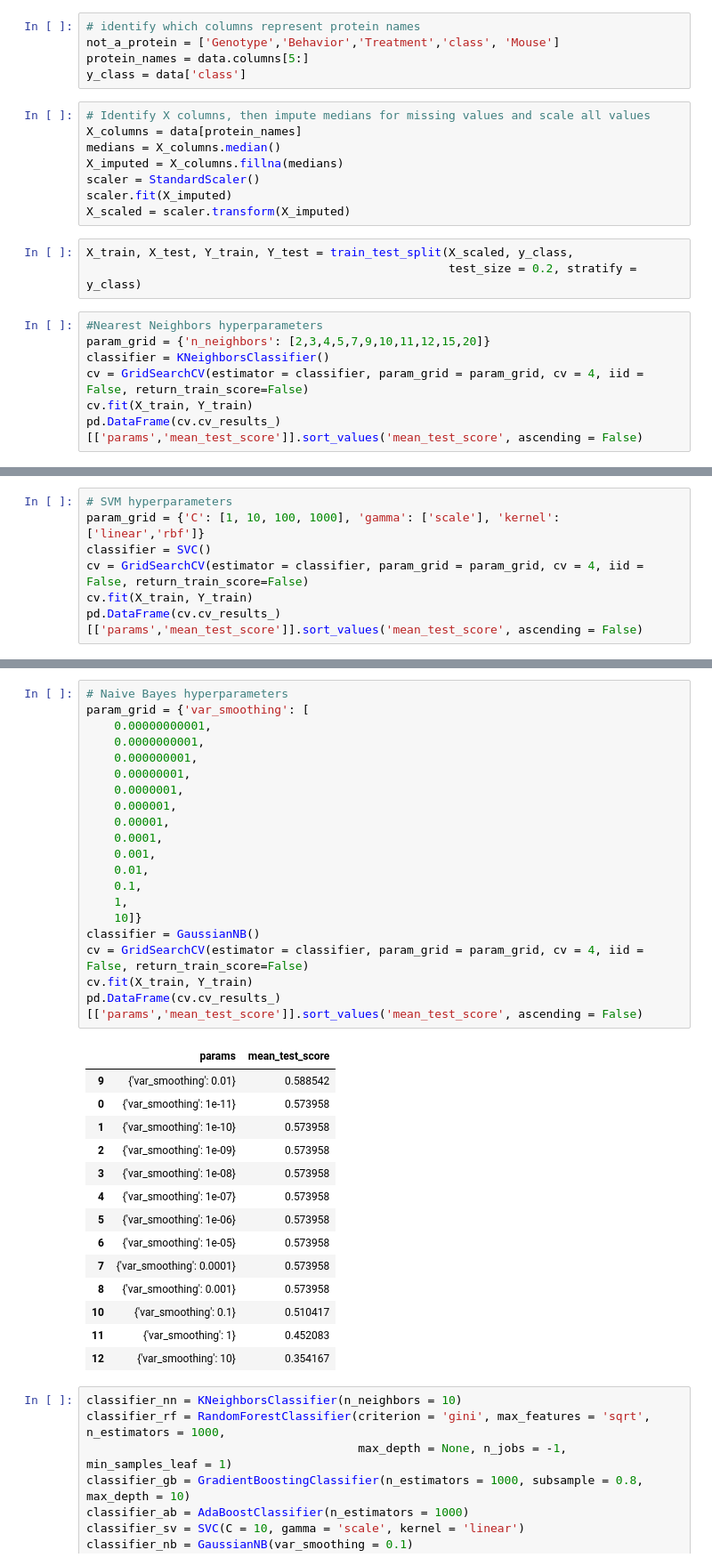
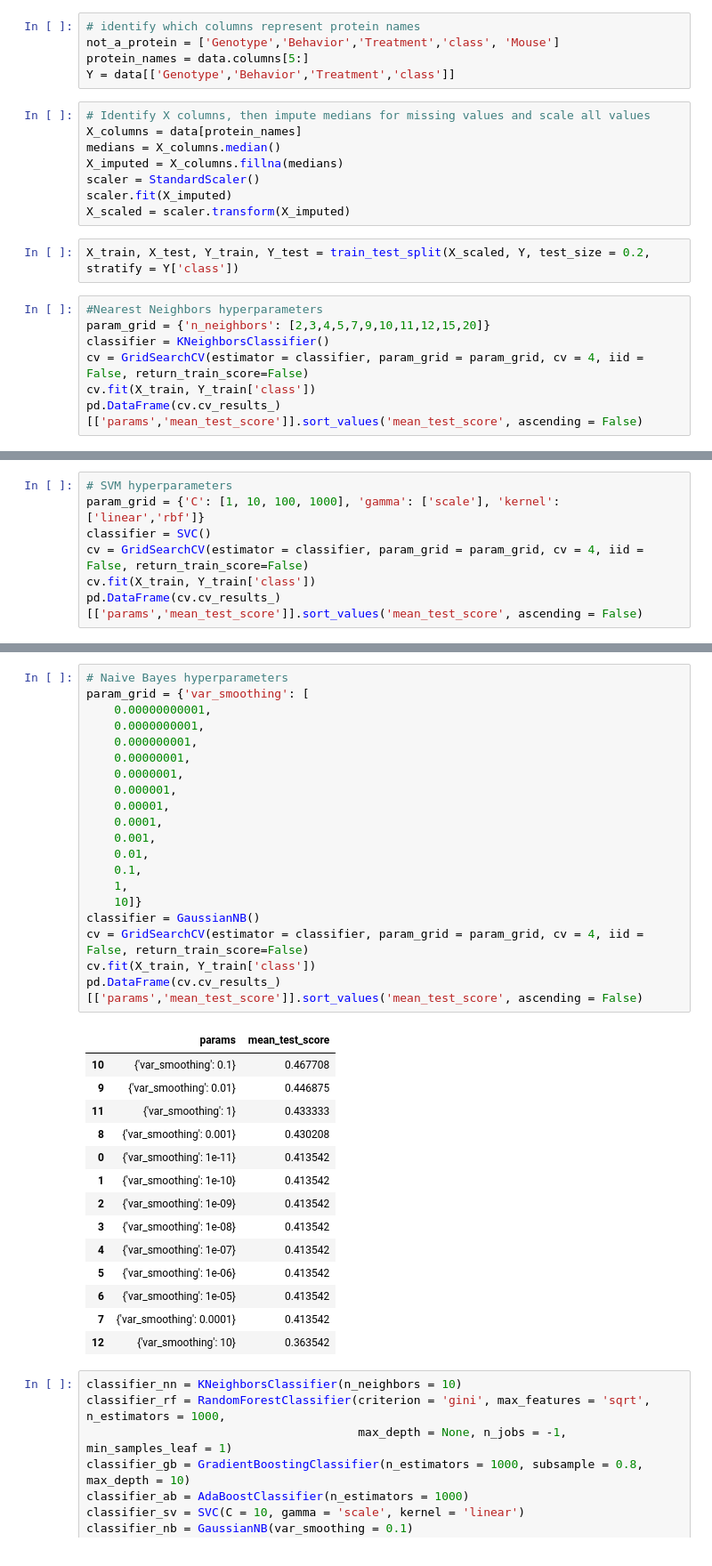
Before and after one commit to Adenordis/Springboard-Capstone-1, a Jupyter notebook: Capstone1_Supervised.ipynb, the cells around one changed output, grey strips where cells are left out. Shown at 89% size. Cells and saved outputs as stored; diff of their text form.

```diff
--- a/Capstone1_Supervised.ipynb
+++ b/Capstone1_Supervised.ipynb
@@ -37,7 +37,7 @@ data.head()
 # identify which columns represent protein names
 not_a_protein = ['Genotype','Behavior','Treatment','class', 'Mouse']
 protein_names = data.columns[5:]
-y_class = data['class']
+Y = data[['Genotype','Behavior','Treatment','class']]
 # %%
 # Identify X columns, then impute medians for missing values and scale all values
 X_columns = data[protein_names]
@@ -47,14 +47,13 @@ scaler = StandardScaler()
 scaler.fit(X_imputed)
 X_scaled = scaler.transform(X_imputed)
 # %%
-X_train, X_test, Y_train, Y_test = train_test_split(X_scaled, y_class,
-                                                    test_size = 0.2, stratify = y_class)
+X_train, X_test, Y_train, Y_test = train_test_split(X_scaled, Y, test_size = 0.2, stratify = Y['class'])
 # %%
 #Nearest Neighbors hyperparameters
 param_grid = {'n_neighbors': [2,3,4,5,7,9,10,11,12,15,20]}
 classifier = KNeighborsClassifier()
 cv = GridSearchCV(estimator = classifier, param_grid = param_grid, cv = 4, iid = False, return_train_score=False)
-cv.fit(X_train, Y_train)
+cv.fit(X_train, Y_train['class'])
 pd.DataFrame(cv.cv_results_)[['params','mean_test_score']].sort_values('mean_test_score', ascending = False)
 # %% [output]
 |  | params | mean_test_score |
@@ -74,7 +73,7 @@ pd.DataFrame(cv.cv_results_)[['params','mean_test_score']].sort_values('mean_tes
 param_grid = {'C': [1, 10, 100, 1000], 'gamma': ['scale'], 'kernel': ['linear','rbf']}
 classifier = SVC()
 cv = GridSearchCV(estimator = classifier, param_grid = param_grid, cv = 4, iid = False, return_train_score=False)
-cv.fit(X_train, Y_train)
+cv.fit(X_train, Y_train['class'])
 pd.DataFrame(cv.cv_results_)[['params','mean_test_score']].sort_values('mean_test_score', ascending = False)
 # %% [output]
 |  | params | mean_test_score |
@@ -89,38 +88,38 @@ pd.DataFrame(cv.cv_results_)[['params','mean_test_score']].sort_values('mean_tes
 # %%
 # Naive Bayes hyperparameters
 param_grid = {'var_smoothing': [
     0.00000000001,
     0.0000000001,
     0.000000001,
     0.00000001,
     0.0000001,
     0.000001,
     0.00001,
     0.0001,
     0.001,
     0.01,
     0.1,
     1,
     10]}
 classifier = GaussianNB()
 cv = GridSearchCV(estimator = classifier, param_grid = param_grid, cv = 4, iid = False, return_train_score=False)
-cv.fit(X_train, Y_train)
+cv.fit(X_train, Y_train['class'])
 pd.DataFrame(cv.cv_results_)[['params','mean_test_score']].sort_values('mean_test_score', ascending = False)
 # %% [output]
 |  | params | mean_test_score |
-| 9 | {'var_smoothing': 0.01} | 0.588542 |
-| 0 | {'var_smoothing': 1e-11} | 0.573958 |
-| 1 | {'var_smoothing': 1e-10} | 0.573958 |
-| 2 | {'var_smoothing': 1e-09} | 0.573958 |
-| 3 | {'var_smoothing': 1e-08} | 0.573958 |
-| 4 | {'var_smoothing': 1e-07} | 0.573958 |
-| 5 | {'var_smoothing': 1e-06} | 0.573958 |
-| 6 | {'var_smoothing': 1e-05} | 0.573958 |
-| 7 | {'var_smoothing': 0.0001} | 0.573958 |
-| 8 | {'var_smoothing': 0.001} | 0.573958 |
-| 10 | {'var_smoothing': 0.1} | 0.510417 |
-| 11 | {'var_smoothing': 1} | 0.452083 |
-| 12 | {'var_smoothing': 10} | 0.354167 |
+| 10 | {'var_smoothing': 0.1} | 0.467708 |
+| 9 | {'var_smoothing': 0.01} | 0.446875 |
+| 11 | {'var_smoothing': 1} | 0.433333 |
+| 8 | {'var_smoothing': 0.001} | 0.430208 |
+| 0 | {'var_smoothing': 1e-11} | 0.413542 |
+| 1 | {'var_smoothing': 1e-10} | 0.413542 |
+| 2 | {'var_smoothing': 1e-09} | 0.413542 |
+| 3 | {'var_smoothing': 1e-08} | 0.413542 |
+| 4 | {'var_smoothing': 1e-07} | 0.413542 |
+| 5 | {'var_smoothing': 1e-06} | 0.413542 |
+| 6 | {'var_smoothing': 1e-05} | 0.413542 |
+| 7 | {'var_smoothing': 0.0001} | 0.413542 |
+| 12 | {'var_smoothing': 10} | 0.363542 |
 # %%
 classifier_nn = KNeighborsClassifier(n_neighbors = 10)
 classifier_rf = RandomForestClassifier(criterion = 'gini', max_features = 'sqrt', n_estimators = 1000,
```
Also changed, not shown: parts of 16 cells of this notebook, 2 other files.
